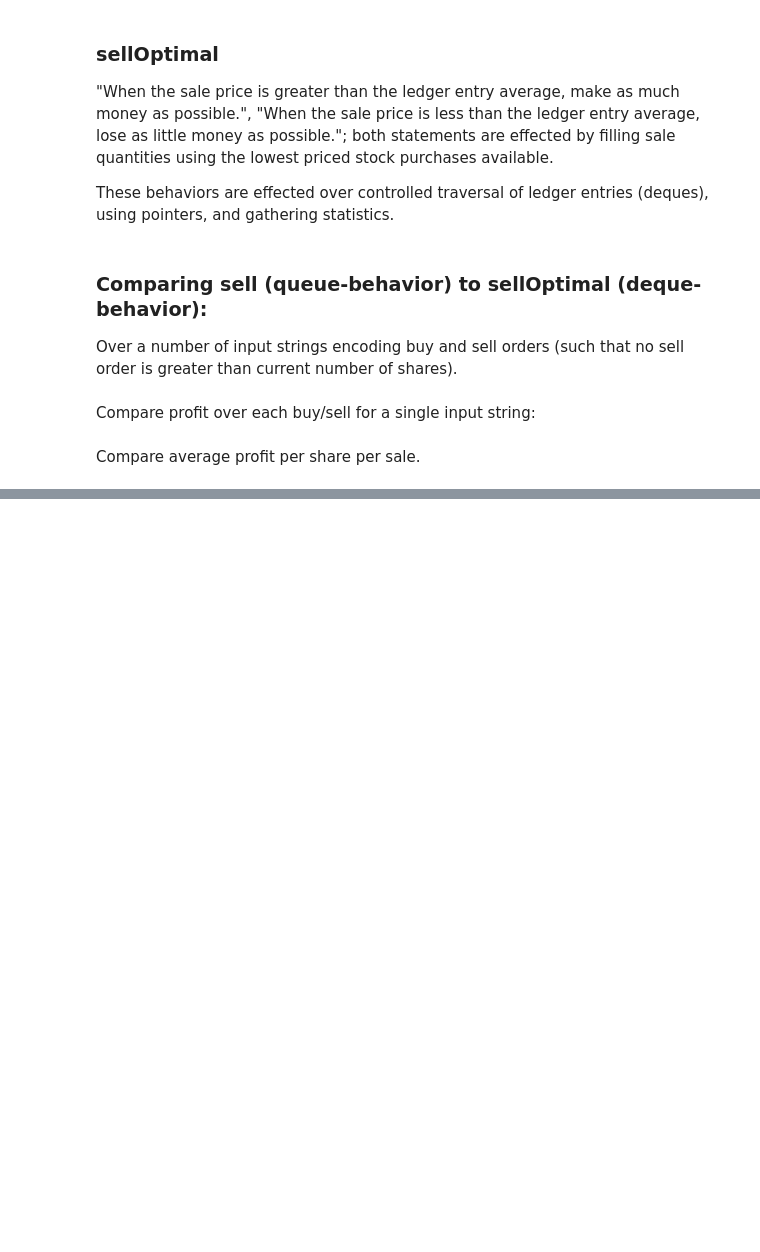
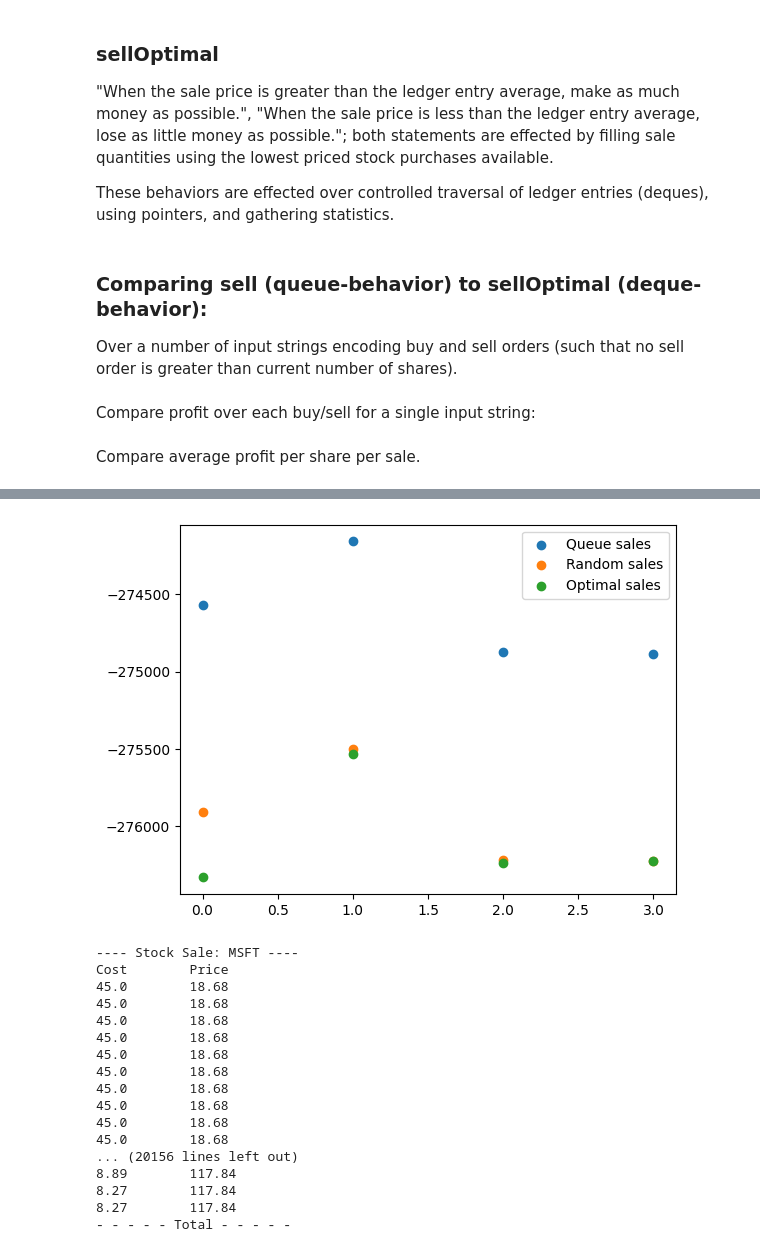
Before and after one commit to AlanBeem/AD325_Project1, a Jupyter notebook: main.ipynb, the cells around one changed output, grey strips where cells are left out. Saved outputs shown, nothing was run; the diff lists cells and outputs as text; code cells hidden in the pictures; blank space fills up the shorter version.

```diff
--- a/main.ipynb
+++ b/main.ipynb
@@ -60,0 +65,35 @@ plt.plot(tb_1.balance_over_transactions)
+# %%
+testing_buy_sell_string = generate_buy_sell_lines_string(['AAPL', 'MSFT', 'TSLA', 'NVDA'], 10, 2, 10)[0]
+testing_bot_sell = TradingBot(10000)
+testing_bot_random = TradingBot(10000)
+testing_bot_optimal = TradingBot(10000)
+plot_x, plot_sell_y = string_to_trading_bot(testing_buy_sell_string, testing_bot_sell)
+plot_x, plot_random_y = string_to_random_trading_bot(testing_buy_sell_string, testing_bot_random)
+plot_x, plot_optimal_y = string_to_optimal_trading_bot(testing_buy_sell_string, testing_bot_optimal)
+plt.figure()
+plt.scatter(plot_x, plot_sell_y, label='Queue sales')
+plt.scatter(plot_x, plot_random_y, label='Random sales')
+plt.scatter(plot_x, plot_optimal_y, label='Optimal sales')
+plt.legend()
+plt.show()
+for each_sale in testing_bot_random.stock_sales_list:
+    print(each_sale)
+# %% [output]
+[figure, added]
+---- Stock Sale: MSFT ----
+Cost        Price
+45.0        18.68
+45.0        18.68
+45.0        18.68
+45.0        18.68
+45.0        18.68
+45.0        18.68
+45.0        18.68
+45.0        18.68
+45.0        18.68
+45.0        18.68
+... (20156 lines left out)
+8.89        117.84
+8.27        117.84
+8.27        117.84
+- - - - - Total - - - - -
```
Also changed, not shown: parts of 2 cells of this notebook, 7 other files.
